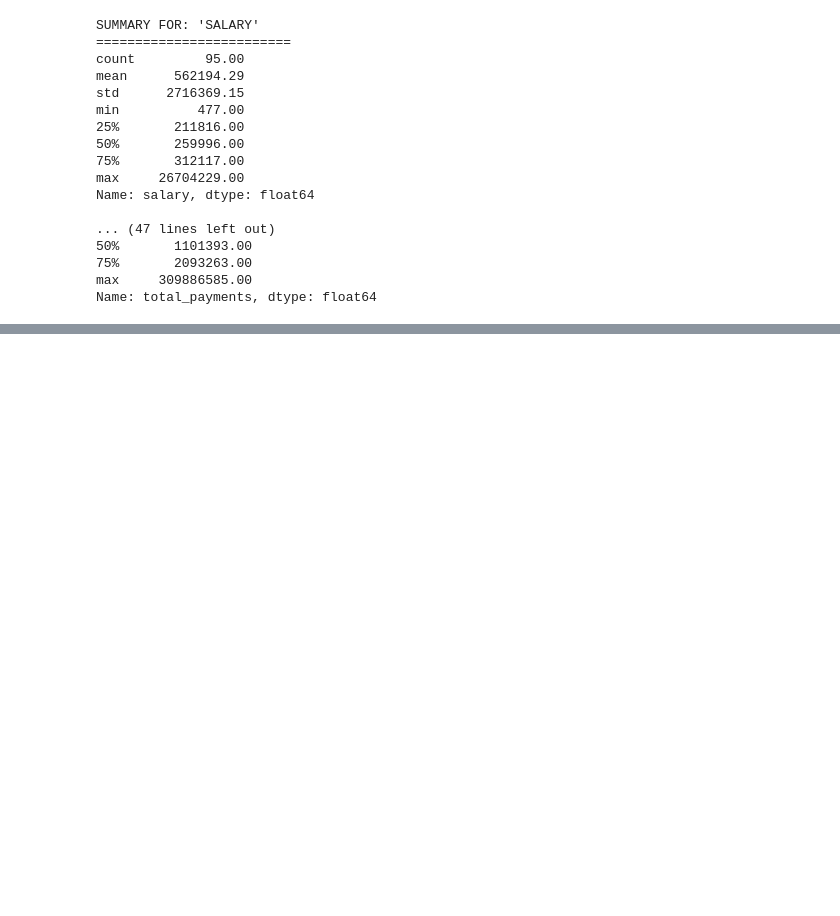
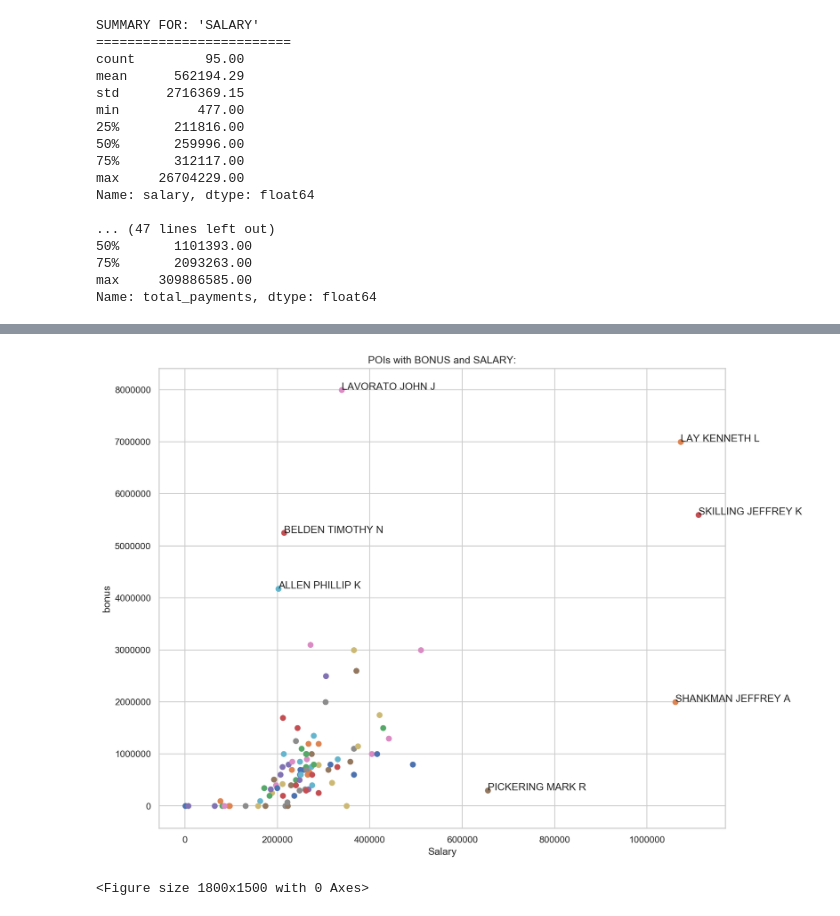
Before and after one commit to chrispaynes/enronML, a Jupyter notebook: enron_email_fraud/enron_email.ipynb, the cells around one changed output, grey strips where cells are left out. Drawn from its saved outputs; the diff is of its cells as text; code cells hidden in the pictures; blank space fills up the shorter version.

Commit message:
plot features

```diff
--- a/enron_email_fraud/enron_email.ipynb
+++ b/enron_email_fraud/enron_email.ipynb
@@ -166,6 +166,7 @@ def plotData(data_dict, features, xLabel, yLabel):
     data = featureFormat(data_dict, features=features)
     fig = plt.figure()
     ax = fig.add_subplot(111)
+    plt.title('POIs with {} and {}:'.format(yLabel.upper(), xLabel.upper()), loc='center')
     feature_x, feature_y = features
 
     zScores = abs(stats.zscore(data, axis=0))
@@ -184,5 +185,6 @@ def plotData(data_dict, features, xLabel, yLabel):
 
     plt.xlabel(xLabel)
     plt.ylabel(yLabel)
-    plt.grid()
+    plt.grid(True)
     plt.figure()
+    plt.show()
@@ -205,0 +191,5 @@ plt.show()
+# %%
+plotData(data_dict, features=["salary", features_list[2]], xLabel="Salary", yLabel=features_list[2])
+# %% [output]
+[figure, added]
+<Figure size 1800x1500 with 0 Axes>
```
Also changed, not shown: parts of 3 cells of this notebook.
